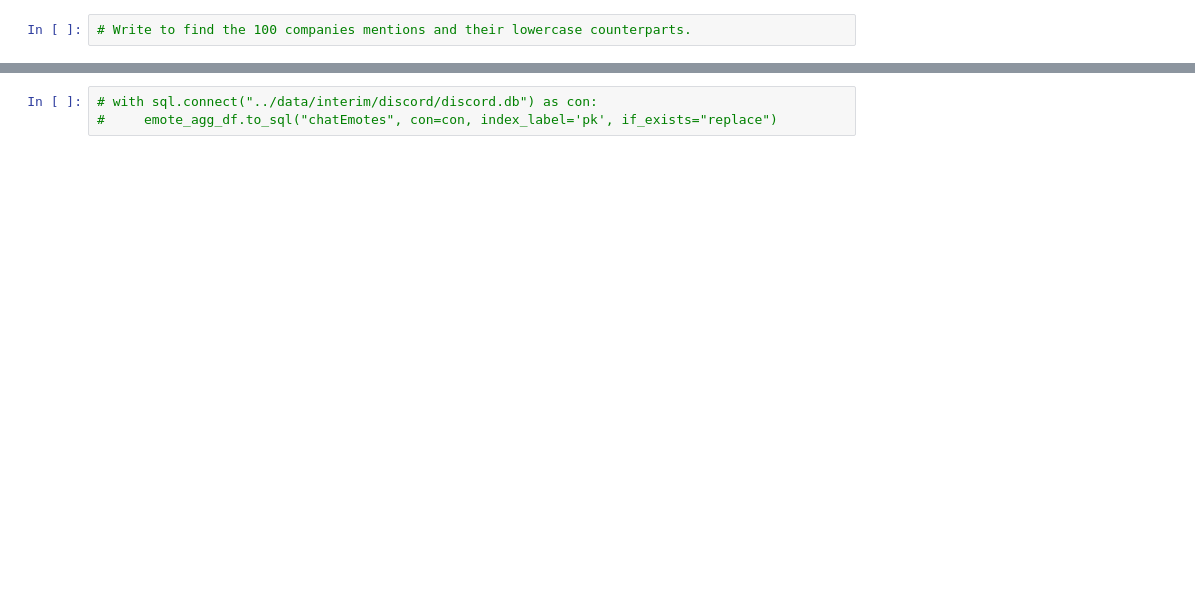
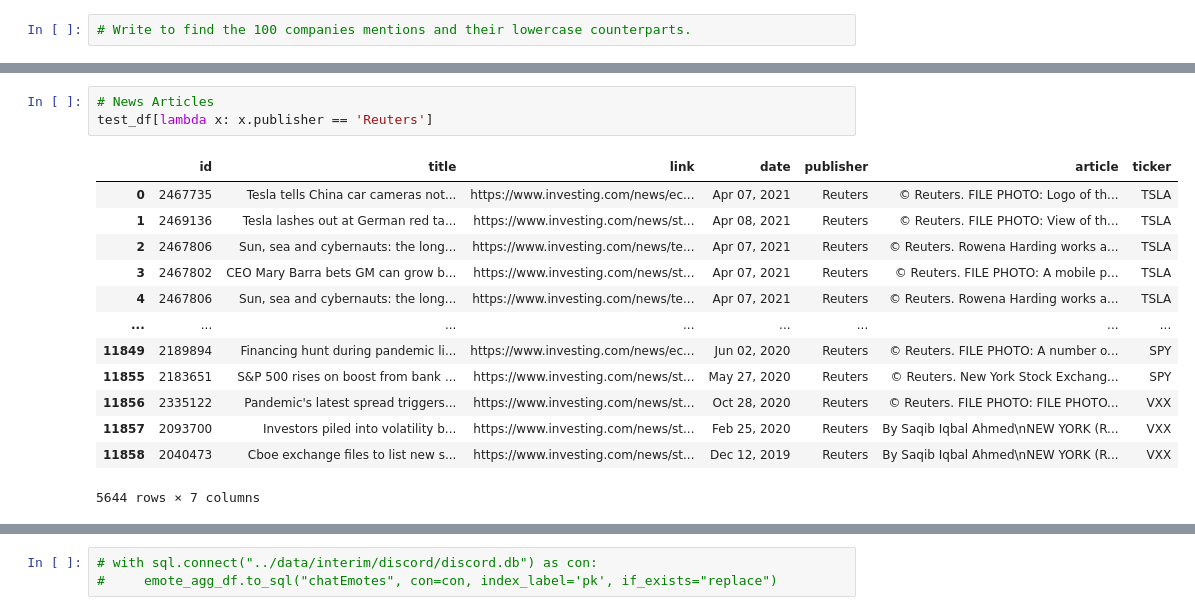
Before and after one commit to kyle-rgb/Discord_Project, a Jupyter notebook: notebooks/Data_Cleaning.ipynb, the cells around one changed output, grey strips where cells are left out. Saved outputs shown, nothing was run; the diff lists cells and outputs as text; blank space fills up the shorter version.

```diff
--- a/notebooks/Data_Cleaning.ipynb
+++ b/notebooks/Data_Cleaning.ipynb
@@ -2038,0 +2210,17 @@ emote_agg_df = emote_agg_df.assign(unicode_name = lambda e: e.emote.apply(lambda
+# %%
+# News Articles
+test_df[lambda x: x.publisher == 'Reuters']
+# %% [output]
+|  | id | title | link | date | publisher | article | ticker |
+| 0 | 2467735 | Tesla tells China car cameras not... | https://www.investing.com/news/ec... | Apr 07, 2021 | Reuters | © Reuters. FILE PHOTO: Logo of th... | TSLA |
+| 1 | 2469136 | Tesla lashes out at German red ta... | https://www.investing.com/news/st... | Apr 08, 2021 | Reuters | © Reuters. FILE PHOTO: View of th... | TSLA |
+| 2 | 2467806 | Sun, sea and cybernauts: the long... | https://www.investing.com/news/te... | Apr 07, 2021 | Reuters | © Reuters. Rowena Harding works a... | TSLA |
+| 3 | 2467802 | CEO Mary Barra bets GM can grow b... | https://www.investing.com/news/st... | Apr 07, 2021 | Reuters | © Reuters. FILE PHOTO: A mobile p... | TSLA |
+| 4 | 2467806 | Sun, sea and cybernauts: the long... | https://www.investing.com/news/te... | Apr 07, 2021 | Reuters | © Reuters. Rowena Harding works a... | TSLA |
+| ... | ... | ... | ... | ... | ... | ... | ... |
+| 11849 | 2189894 | Financing hunt during pandemic li... | https://www.investing.com/news/ec... | Jun 02, 2020 | Reuters | © Reuters. FILE PHOTO: A number o... | SPY |
+| 11855 | 2183651 | S&P 500 rises on boost from bank ... | https://www.investing.com/news/st... | May 27, 2020 | Reuters | © Reuters. New York Stock Exchang... | SPY |
+| 11856 | 2335122 | Pandemic's latest spread triggers... | https://www.investing.com/news/st... | Oct 28, 2020 | Reuters | © Reuters. FILE PHOTO: FILE PHOTO... | VXX |
+| 11857 | 2093700 | Investors piled into volatility b... | https://www.investing.com/news/st... | Feb 25, 2020 | Reuters | By Saqib Iqbal Ahmed\nNEW YORK (R... | VXX |
+| 11858 | 2040473 | Cboe exchange files to list new s... | https://www.investing.com/news/st... | Dec 12, 2019 | Reuters | By Saqib Iqbal Ahmed\nNEW YORK (R... | VXX |
+5644 rows × 7 columns
```
Also changed, not shown: parts of 608 cells of this notebook, 48 other files.
